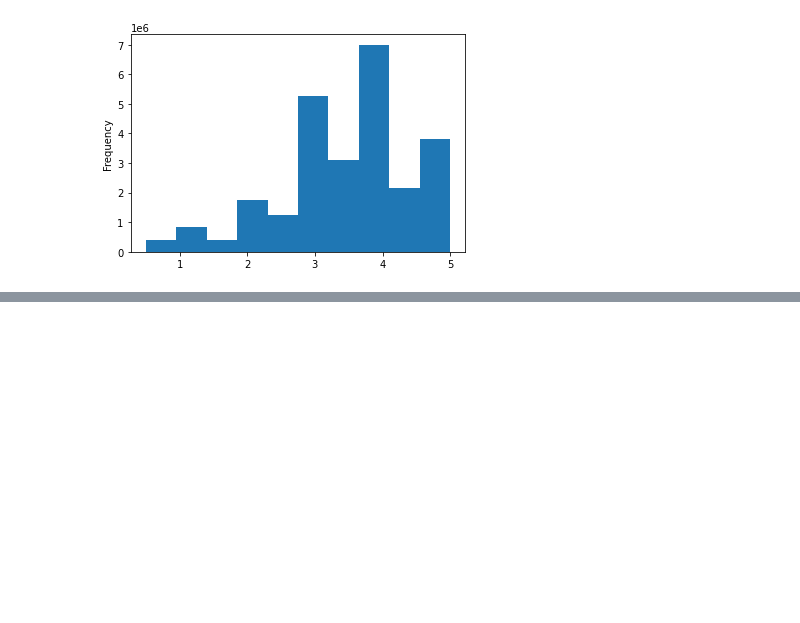
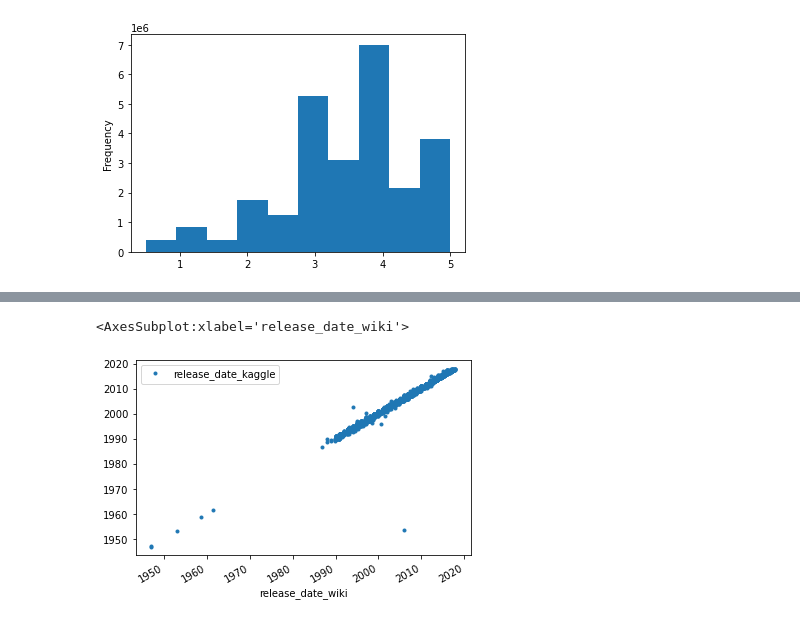
Before and after one commit to alicepopeye/Movies-ETL, a Jupyter notebook: Movie-ETL.ipynb, the cells around one changed output, grey strips where cells are left out. Saved outputs shown, nothing was run; the diff lists cells and outputs as text; code cells hidden in the pictures; blank space fills up the shorter version.

```diff
--- a/Movie-ETL.ipynb
+++ b/Movie-ETL.ipynb
@@ -1038,0 +1140,10 @@ Name: rating, dtype: float64
+# %%
+# Release Date
+# can't use Scatter plot since it only works on numeric data
+# use the regular line plot (which can plot date data),
+# and change the style to only put dots by adding style='.' to the plot() method
+
+movies_df[['release_date_wiki','release_date_kaggle']].plot(x='release_date_wiki', y='release_date_kaggle', style='.')
+# %% [output]
+<AxesSubplot:xlabel='release_date_wiki'>
+[figure, added]
```
Also changed, not shown: parts of 29 cells of this notebook.
